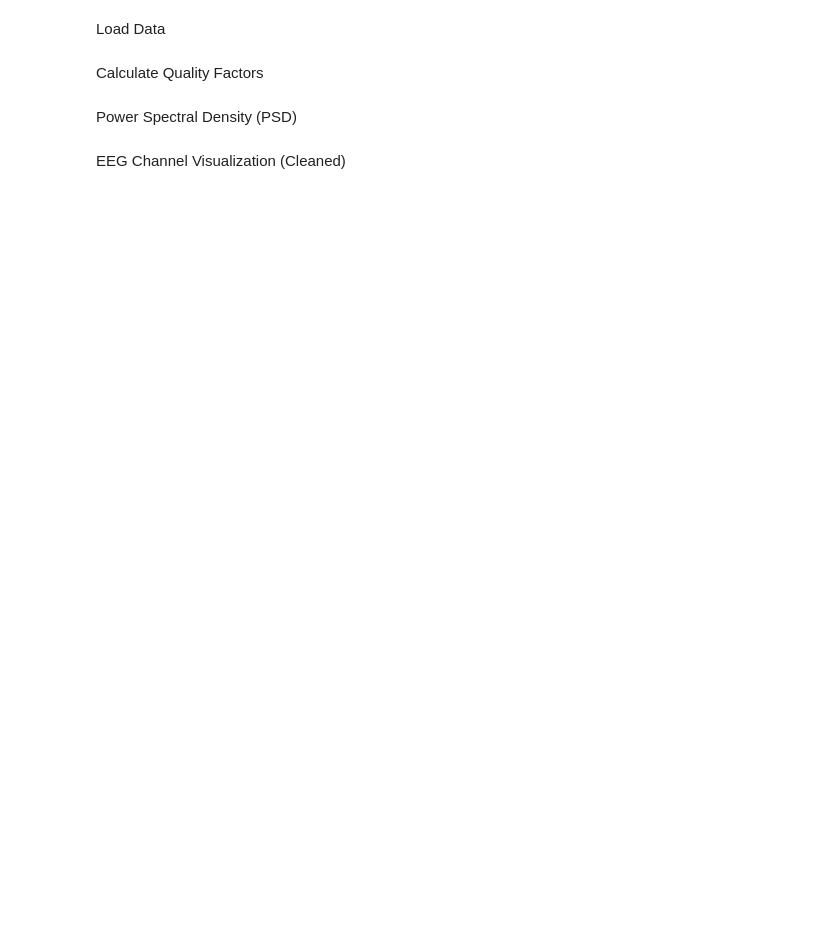
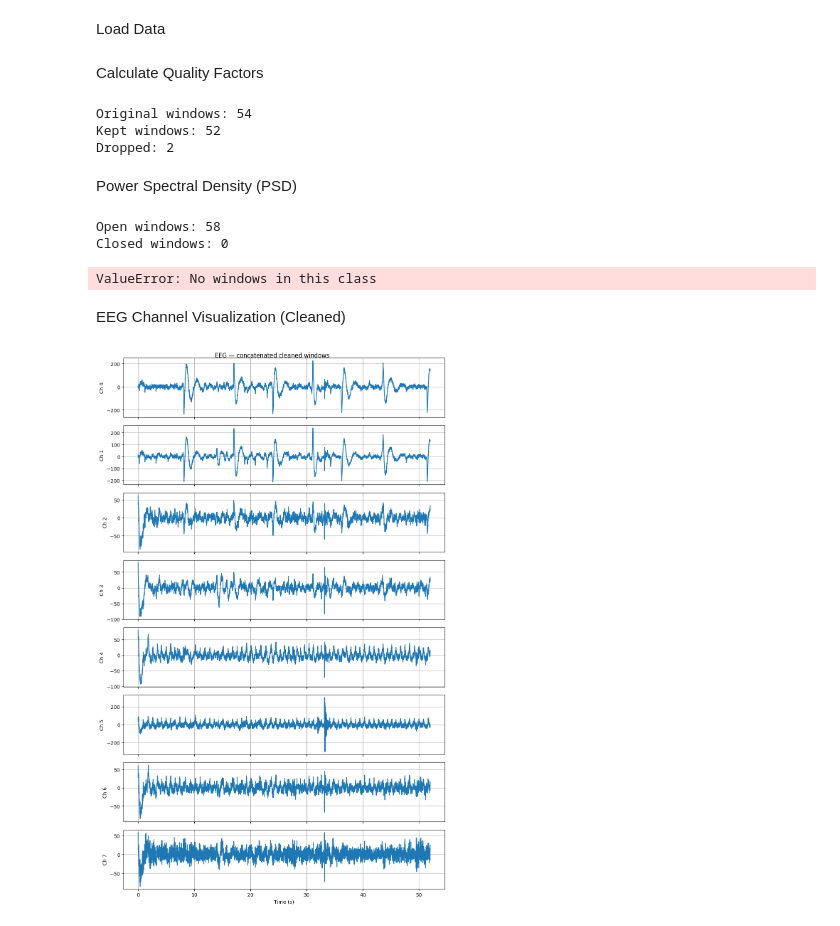
Before and after one commit to Jackhammer9/BrainDance-Core, a Jupyter notebook: Eye Classifier/EyeAnalysis.ipynb, the cells around one changed output. Cells and saved outputs as stored; diff of their text form; code cells hidden in the pictures; blank space fills up the shorter version.

```diff
--- a/Eye Classifier/EyeAnalysis.ipynb
+++ b/Eye Classifier/EyeAnalysis.ipynb
@@ -5,9 +5,15 @@ import numpy as np
 import matplotlib.pyplot as plt
 from scipy.signal import welch
 
-data = np.load("datasets/raw_eye_data.npz")
+path = "datasets/raw_eye_data.npz"
+data = np.load(path)
 X = data["X"]
 y = data["y"]
+
+if path == "datasets/raw_eye_data.npz":
+    main_data_analysis = True
+else:
+    main_data_analysis = False
 # %% [markdown]
 Calculate Quality Factors
 # %%
@@ -50,13 +56,18 @@ print("Original windows:", len(X))
 print("Kept windows:", len(X_clean))
 print("Dropped:", bad.sum())
 
-X_clean = np.clip(X_clean, -100, 100)  # µV
+X_clean = np.clip(X_clean, -300, 300)  # µV
 
-np.savez(
-    "datasets/clean_eye_data.npz",
-    X=X_clean,
-    y=y_clean
-)
+if main_data_analysis:
+    np.savez(
+        "datasets/clean_eye_data.npz",
+        X=X_clean,
+        y=y_clean
+    )
+# %% [output]
+Original windows: 54
+Kept windows: 52
+Dropped: 2
 # %% [markdown]
 Power Spectral Density (PSD)
 # %%
@@ -83,8 +94,8 @@ def avg_psd(X, fs):
     return np.mean(psds, axis=0), f           # avg windows
 
 # split by state
-X_open = X[y == 0]
-X_closed = X[y == 1]
+X_open = X[y == 1]
+X_closed = X[y == 2]
 
 print("Open windows:", len(X_open))
 print("Closed windows:", len(X_closed))
@@ -103,21 +114,28 @@ plt.title("Average PSD across all channels")
 plt.legend()
 plt.grid(True)
 plt.show()
+# %% [output]
+Open windows: 58
+Closed windows: 0
+ValueError: No windows in this class
 # %% [markdown]
 EEG Channel Visualization (Cleaned)
 # %%
 # concatenate windows along time
+fs = 250
 X_long = X_clean.transpose(1, 0, 2).reshape(C, -1)  # (C, N*T)
 t_long = np.arange(X_long.shape[1]) / fs
 
 fig, axes = plt.subplots(C, 1, figsize=(10, 2*C), sharex=True)
 
 for ch in range(C):
     axes[ch].plot(t_long, X_long[ch])
     axes[ch].set_ylabel(f"Ch {ch}")
     axes[ch].grid(True)
 
 axes[-1].set_xlabel("Time (s)")
 fig.suptitle("EEG — concatenated cleaned windows")
 plt.tight_layout()
 plt.show()
+# %% [output]
+[figure, added]
```
Also changed, not shown: parts of 2 cells of this notebook, 5 other files.
